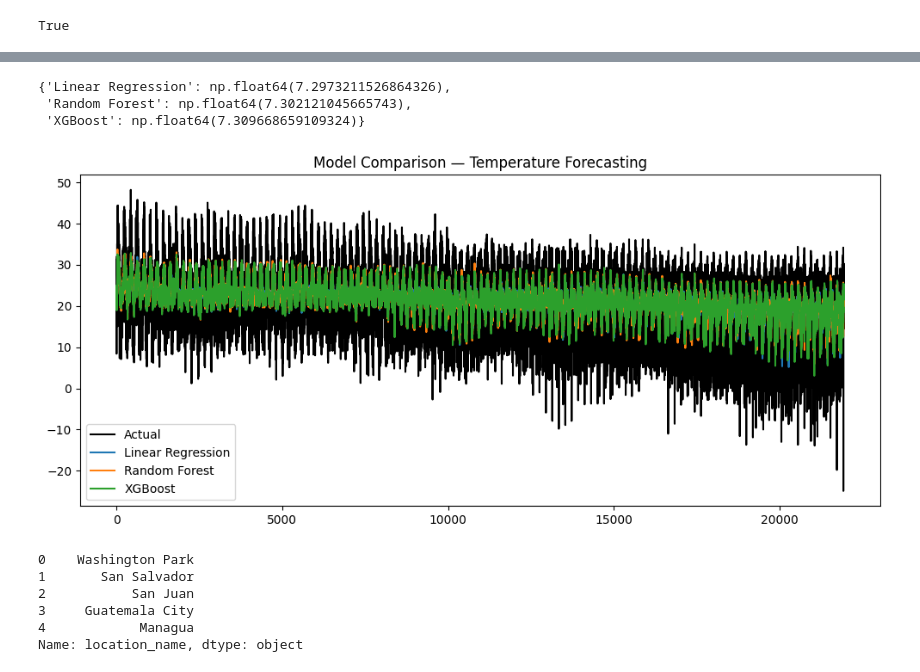
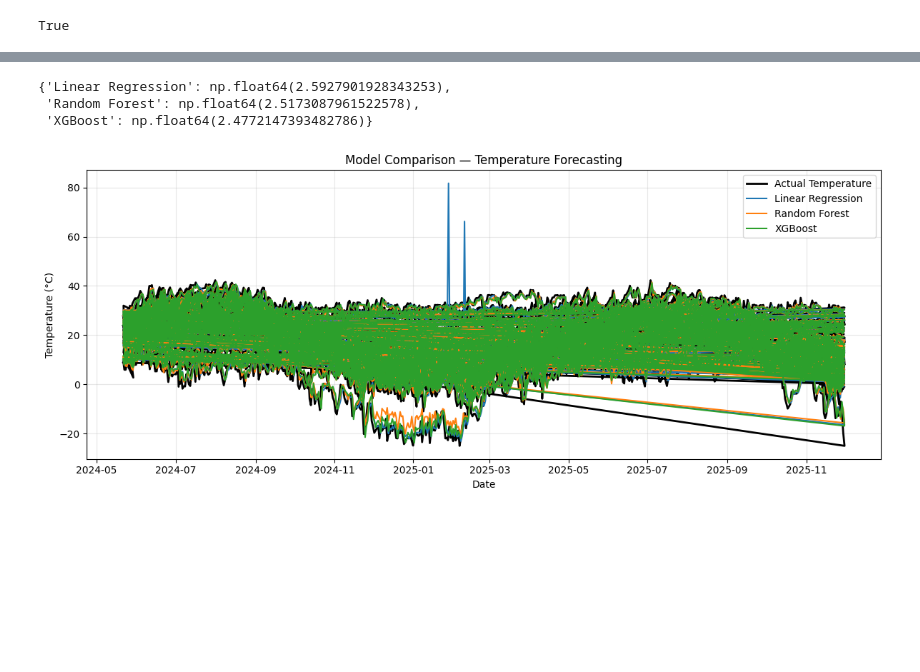
Before and after one commit to emily-kathryn/weather-prediction-project, a Jupyter notebook: notebooks/weatheranalysis.ipynb, the cells around one changed output, grey strips where cells are left out. Cells and saved outputs as stored; diff of their text form; code cells hidden in the pictures; blank space fills up the shorter version.

```diff
--- a/notebooks/weatheranalysis.ipynb
+++ b/notebooks/weatheranalysis.ipynb
@@ -251,7 +254,7 @@ from sklearn.linear_model import LinearRegression
 lr = LinearRegression()
 lr.fit(X_train, y_train)
 
-lr_preds = lr.predict(X_test)
+lr_delta_preds = lr.predict(X_test)
 # %%
 from sklearn.ensemble import RandomForestRegressor
 
@@ -262,7 +265,7 @@ rf = RandomForestRegressor(
 )
 rf.fit(X_train, y_train)
 
-rf_preds = rf.predict(X_test)
+rf_delta_preds = rf.predict(X_test)
 # %%
 from xgboost import XGBRegressor
 
@@ -277,7 +280,7 @@ xgb = XGBRegressor(
 
 xgb.fit(X_train, y_train)
 
-xgb_preds = xgb.predict(X_test)
+xgb_delta_preds = xgb.predict(X_test)
 # %%
 from sklearn.metrics import mean_squared_error
 import numpy as np
@@ -285,39 +288,41 @@ import numpy as np
 def rmse(y_true, y_pred):
     return np.sqrt(mean_squared_error(y_true, y_pred))
 
-results = {
-    "Linear Regression": rmse(y_test, lr_preds),
-    "Random Forest": rmse(y_test, rf_preds),
-    "XGBoost": rmse(y_test, xgb_preds)
+current_temp_test = df.loc[X_test.index, "temperature_celsius"].values
+temp_true = df.loc[X_test.index, "temp_tomorrow"].values
+
+lr_temp_preds = current_temp_test + lr_delta_preds
+rf_temp_preds = current_temp_test + rf_delta_preds
+xgb_temp_preds = current_temp_test + xgb_delta_preds
+
+temp_results = {
+    "Linear Regression": rmse(temp_true, lr_temp_preds),
+    "Random Forest": rmse(temp_true, rf_temp_preds),
+    "XGBoost": rmse(temp_true, xgb_temp_preds)
 }
 
-results
+temp_results
 # %% [output]
-{'Linear Regression': np.float64(7.2973211526864326),
- 'Random Forest': np.float64(7.302121045665743),
- 'XGBoost': np.float64(7.309668659109324)}
+{'Linear Regression': np.float64(2.5927901928343253),
+ 'Random Forest': np.float64(2.5173087961522578),
+ 'XGBoost': np.float64(2.4772147393482786)}
 # %%
 import matplotlib.pyplot as plt
 
-plt.figure(figsize=(12,5))
+plt.figure(figsize=(12, 5))
 
-plt.plot(y_test.values, label="Actual", color="black")
-plt.plot(lr_preds, label="Linear Regression")
-plt.plot(rf_preds, label="Random Forest")
-plt.plot(xgb_preds, label="XGBoost")
+test_dates = df.loc[X_test.index, "last_updated"]
+plt.plot(test_dates, temp_true, label="Actual Temperature", color="black", linewidth=2)
+plt.plot(test_dates, lr_temp_preds, label="Linear Regression")
+plt.plot(test_dates, rf_temp_preds, label="Random Forest")
+plt.plot(test_dates, xgb_temp_preds, label="XGBoost")
 
 plt.title("Model Comparison — Temperature Forecasting")
+plt.xlabel("Date")
+plt.ylabel("Temperature (°C)")
 plt.legend()
+plt.grid(alpha=0.3)
+plt.tight_layout()
 plt.show()
 # %% [output]
-[figure, old version]
+[figure, new version]
-# %%
-df.columns
-df.location_name.head()
-# %% [output]
-0    Washington Park
-1       San Salvador
-2           San Juan
-3     Guatemala City
-4            Managua
-Name: location_name, dtype: object
```
Also changed, not shown: parts of 20 cells of this notebook.
